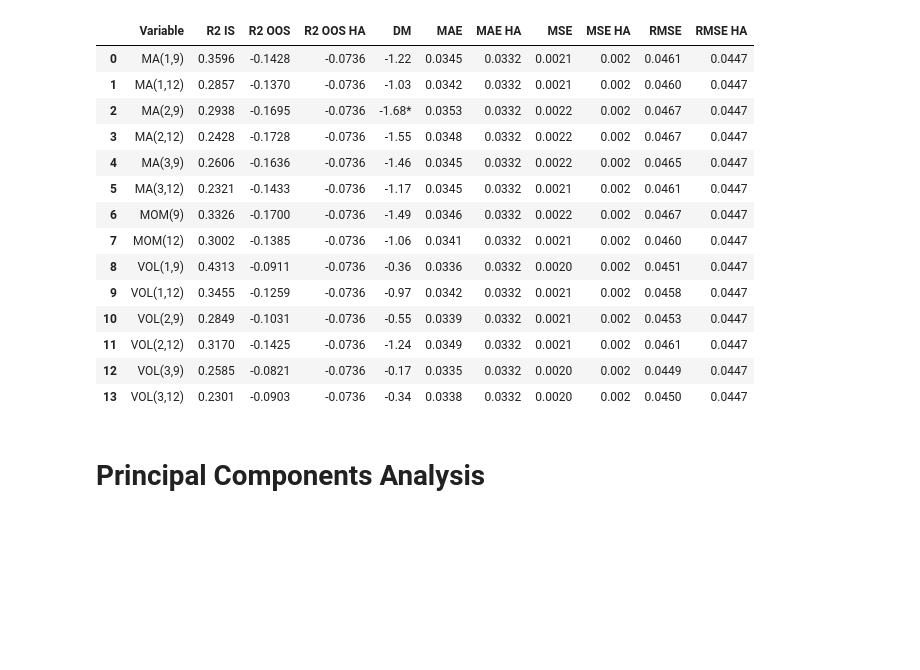
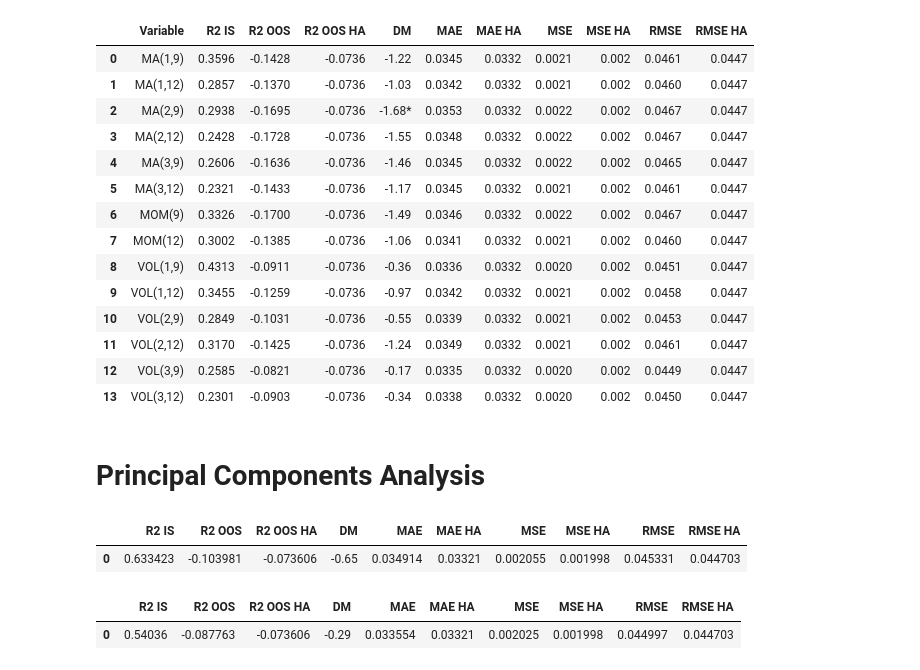
Before and after one commit to lex-koelewijn/Thesis_Asset_Price_Forecasting, a Jupyter notebook: RandomForest.ipynb, the cells around one changed output. Saved outputs shown, nothing was run; the diff lists cells and outputs as text; code cells hidden in the pictures; blank space fills up the shorter version.

Commit message:
Included simple PCA version

```diff
--- a/RandomForest.ipynb
+++ b/RandomForest.ipynb
@@ -209,3 +210,49 @@ with pd.ExcelWriter('output/RandomForest.xlsx') as writer:
     df_ta.round(4).to_excel(writer, sheet_name='TA')
 # %% [markdown]
 # Principal Components Analysis
+# %%
+#Shift equity premiumms such that they correspond to the 1 month out of sample corresponding to each window.
+y = ep.shift(periods=-12)[:ep.shape[0]-12].reset_index(drop=True)
+
+#Convert y to a series with only log equity premium or simple equity premium
+y = y['Log equity premium'].astype('float64')
+
+#Create rolling window of the data
+pca = PCA(n_components = 5, random_state = 42, whiten=False, svd_solver='auto')
+X = createRollingWindow(mev,12)
+X_mev_pca = pca.fit_transform(X)
+# %%
+#Initialize empty dataframe
+df_mev_pca = pd.DataFrame(columns=['R2 IS', 'R2 OOS','R2 OOS HA', 'DM', 'MAE', 'MAE HA', 'MSE', 'MSE HA', 'RMSE', 'RMSE HA'])
+y_pred = []
+
+
+#Split data into appropriate train and test size
+X_train, X_test, y_train, y_test = train_test_split(X_mev_pca, y, train_size=168, random_state=0, shuffle=False) #Number of training exmples is defined here, move to global.
+
+#Create the OOS historical average benchmark
+HA = createRollingWindow1D(ep['Log equity premium'].astype('float64'), 12)
+ha_test = HA.mean(axis=1).loc[168:]
+
+#Define and train the model and evaluate OOS performance.
+reg = RandomForestRegressor(n_estimators = 300, max_depth = 6, random_state = 42).fit(X_train, y_train)
+y_pred = reg.predict(X_test)
+
+#Compare current model's predictions to the historical average benchmark through Diebold-Mariano test
+DM = dm_test(y_test.astype(float), ha_test.astype(float), pd.Series(y_pred).astype(float))
+
+df_mev_pca = df_mev_pca.append(pd.Series({'R2 IS':  reg.score(X_train, y_train),
+                          'R2 OOS':  metrics.r2_score(y_test, y_pred),
+                          'R2 OOS HA': metrics.r2_score(y_test, ha_test),
+                          'DM':  significanceLevel(DM[0], DM[1]),
+                          'MAE': metrics.mean_absolute_error(y_test, y_pred),
+                          'MAE HA': metrics.mean_absolute_error(y_test, ha_test),
+                          'MSE': metrics.mean_squared_error(y_test, y_pred),
+                          'MSE HA': metrics.mean_squared_error(y_test, ha_test),
+                          'RMSE': np.sqrt(metrics.mean_squared_error(y_test, y_pred)),
+                          'RMSE HA': np.sqrt(metrics.mean_squared_error(y_test, ha_test))}) , ignore_index=True)
+# %%
+df_mev_pca
+# %% [output]
+|  | R2 IS | R2 OOS | R2 OOS HA | DM | MAE | MAE HA | MSE | MSE HA | RMSE | RMSE HA |
+| 0 | 0.633423 | -0.103981 | -0.073606 | -0.65 | 0.034914 | 0.03321 | 0.002055 | 0.001998 | 0.045331 | 0.044703 |
@@ -211,0 +300,5 @@ with pd.ExcelWriter('output/RandomForest.xlsx') as writer:
+# %%
+df_ta_pca
+# %% [output]
+|  | R2 IS | R2 OOS | R2 OOS HA | DM | MAE | MAE HA | MSE | MSE HA | RMSE | RMSE HA |
+| 0 | 0.54036 | -0.087763 | -0.073606 | -0.29 | 0.033554 | 0.03321 | 0.002025 | 0.001998 | 0.044997 | 0.044703 |
```
Also changed, not shown: parts of 3 cells of this notebook, 1 other file.
